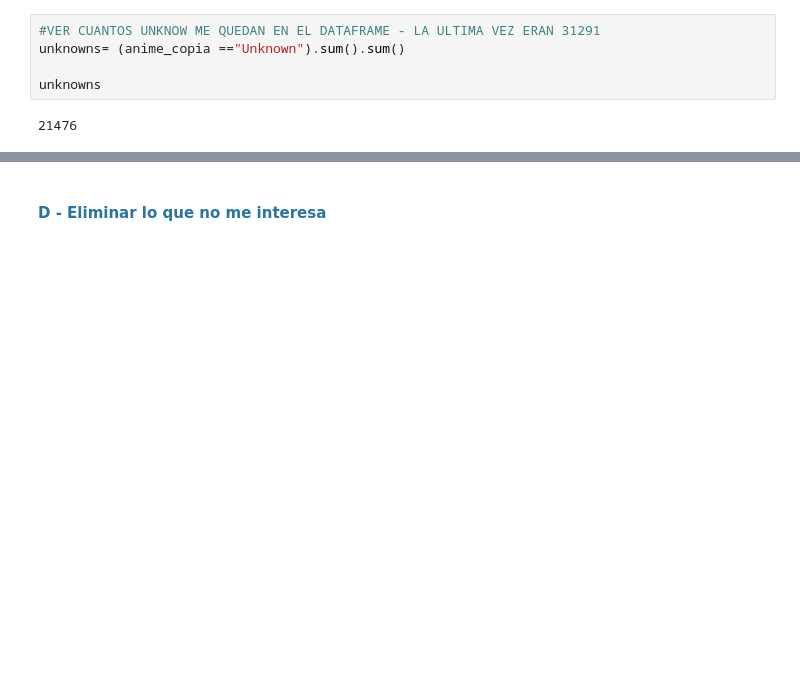
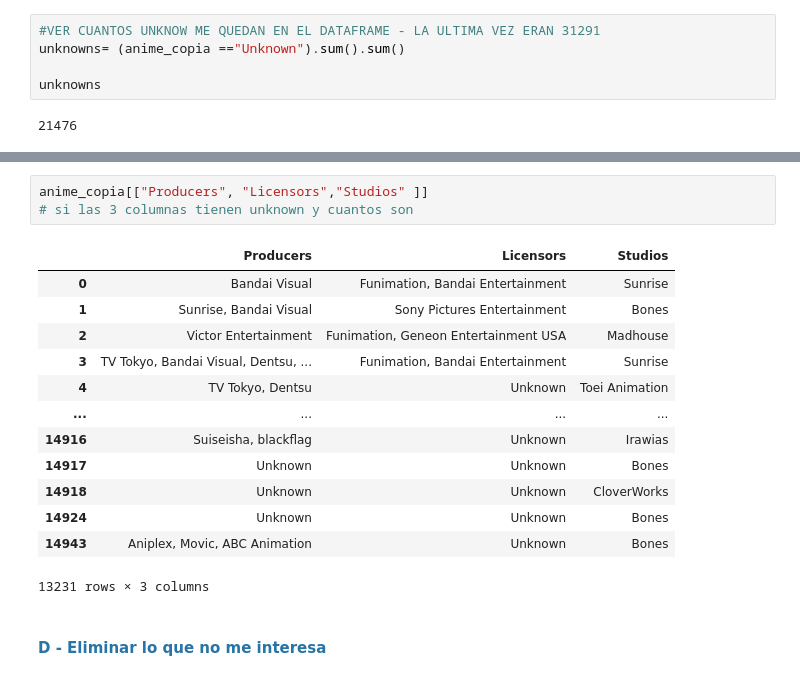
Before and after one commit to AmyGaarcia/DS_PT_09_2023, a Jupyter notebook: Data_Analysis/EDA/1-Definicion_EDA ANIME_ordenado.ipynb, the cells around one changed output, grey strips where cells are left out. Drawn from its saved outputs; the diff is of its cells as text; blank space fills up the shorter version.

```diff
--- a/Data_Analysis/EDA/1-Definicion_EDA ANIME_ordenado.ipynb
+++ b/Data_Analysis/EDA/1-Definicion_EDA ANIME_ordenado.ipynb
@@ -695,3 +711,20 @@ unknowns
+# %%
+anime_copia[["Producers", "Licensors","Studios" ]]
+# si las 3 columnas tienen unknown y cuantos son
+# %% [output]
+|  | Producers | Licensors | Studios |
+| 0 | Bandai Visual | Funimation, Bandai Entertainment | Sunrise |
+| 1 | Sunrise, Bandai Visual | Sony Pictures Entertainment | Bones |
+| 2 | Victor Entertainment | Funimation, Geneon Entertainment USA | Madhouse |
+| 3 | TV Tokyo, Bandai Visual, Dentsu, ... | Funimation, Bandai Entertainment | Sunrise |
+| 4 | TV Tokyo, Dentsu | Unknown | Toei Animation |
+| ... | ... | ... | ... |
+| 14916 | Suiseisha, blackflag | Unknown | Irawias |
+| 14917 | Unknown | Unknown | Bones |
+| 14918 | Unknown | Unknown | CloverWorks |
+| 14924 | Unknown | Unknown | Bones |
+| 14943 | Aniplex, Movic, ABC Animation | Unknown | Bones |
+13231 rows × 3 columns
 # %% [markdown]
 #### <span style="color:#2874A6"> D - Eliminar lo que no me interesa </span>
 # %% [markdown]
```
Also changed, not shown: parts of 7 cells of this notebook.
